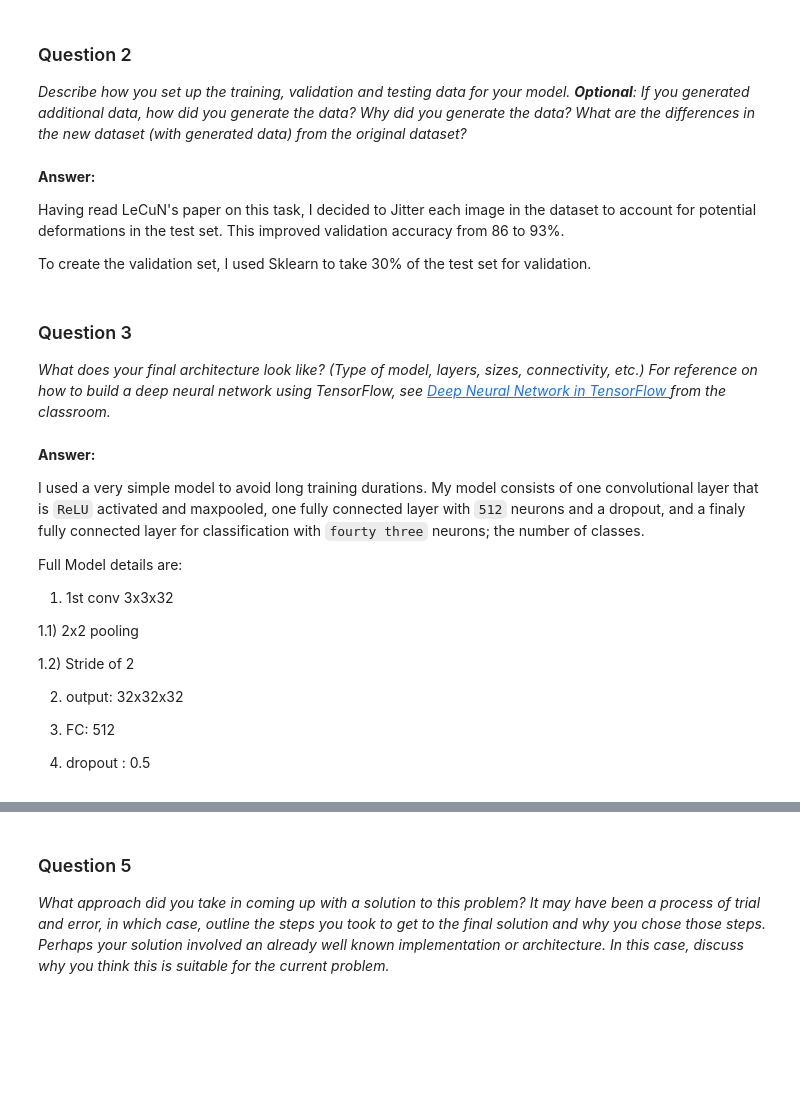
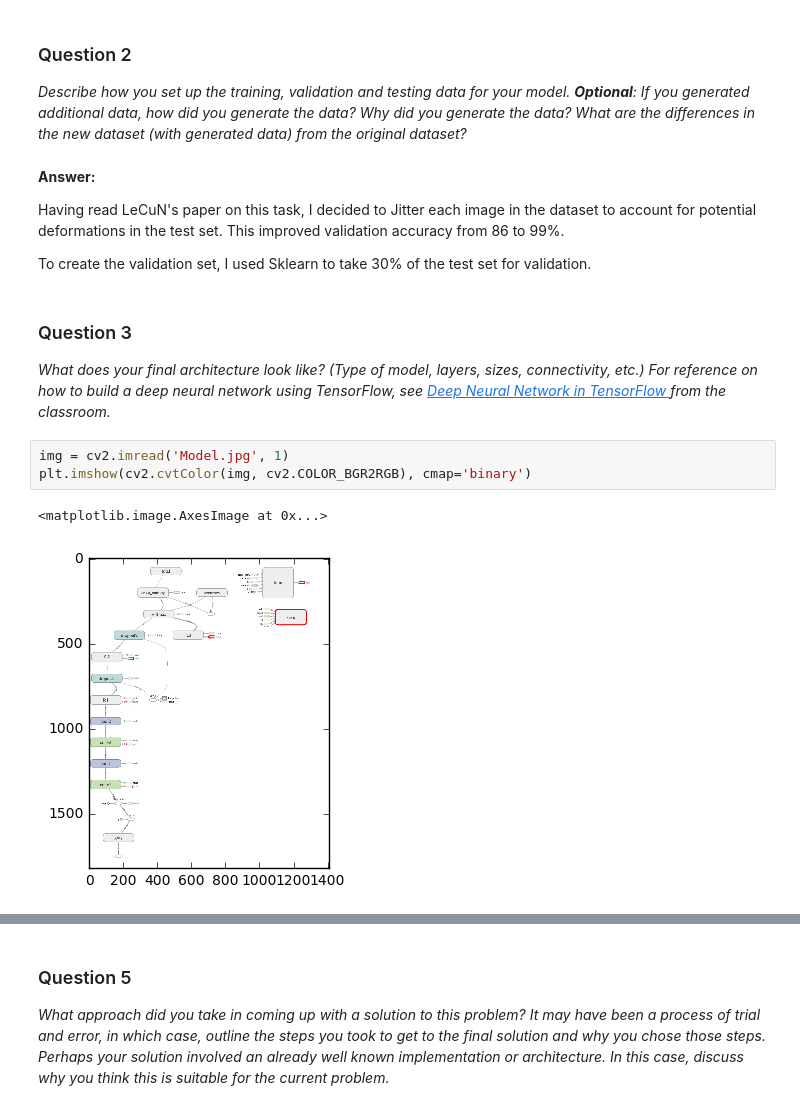
Before and after one commit to aboarya/Udacity-Self-Driving-Car-Projects, a Jupyter notebook: P2-Traffic-Sign-Detection/Solution-2FC-Corrected.ipynb, the cells around one changed output, grey strips where cells are left out. Saved outputs shown, nothing was run; the diff lists cells and outputs as text; blank space fills up the shorter version.

```diff
--- a/P2-Traffic-Sign-Detection/Solution-2FC-Corrected.ipynb
+++ b/P2-Traffic-Sign-Detection/Solution-2FC-Corrected.ipynb
@@ -350,7 +388,7 @@ _Describe how you set up the training, validation and testing data for your mode
 # %% [markdown]
 **Answer:**
 
-Having read LeCuN's paper on this task, I decided to Jitter each image in the dataset to account for potential deformations in the test set.  This improved validation accuracy from 86 to 93%.
+Having read LeCuN's paper on this task, I decided to Jitter each image in the dataset to account for potential deformations in the test set.  This improved validation accuracy from 86 to 99%.
 
 To create the validation set, I used Sklearn to take 30% of the test set for validation.
 # %% [markdown]
@@ -358,22 +396,9 @@ To create the validation set, I used Sklearn to take 30% of the test set for val
 
 _What does your final architecture look like? (Type of model, layers, sizes, connectivity, etc.)  For reference on how to build a deep neural network using TensorFlow, see [Deep Neural Network in TensorFlow
 ](https://classroom.udacity.com/nanodegrees/nd013/parts/fbf77062-5703-404e-b60c-95b78b2f3f9e/modules/6df7ae49-c61c-4bb2-a23e-6527e69209ec/lessons/b516a270-8600-4f93-a0a3-20dfeabe5da6/concepts/83a3a2a2-a9bd-4b7b-95b0-eb924ab14432) from the classroom._
-# %% [markdown]
-**Answer:**
-
-
-I used a very simple model to avoid long training durations.  My model consists of one convolutional layer that is `ReLU` activated and maxpooled, one fully connected layer with `512` neurons and a dropout, and a finaly fully connected layer for classification with `fourty three` neurons; the number of classes.
-
-Full Model details are:
-
-1) 1st conv 3x3x32
-
-1.1) 2x2 pooling
-
-1.2) Stride of 2
-
-2) output: 32x32x32
-
-3) FC: 512
-
-4) dropout : 0.5
+# %%
+img = cv2.imread('Model.jpg', 1)
+plt.imshow(cv2.cvtColor(img, cv2.COLOR_BGR2RGB), cmap='binary')
+# %% [output]
+<matplotlib.image.AxesImage at 0x...>
+[figure, added]
```
Also changed, not shown: parts of 17 cells of this notebook.
